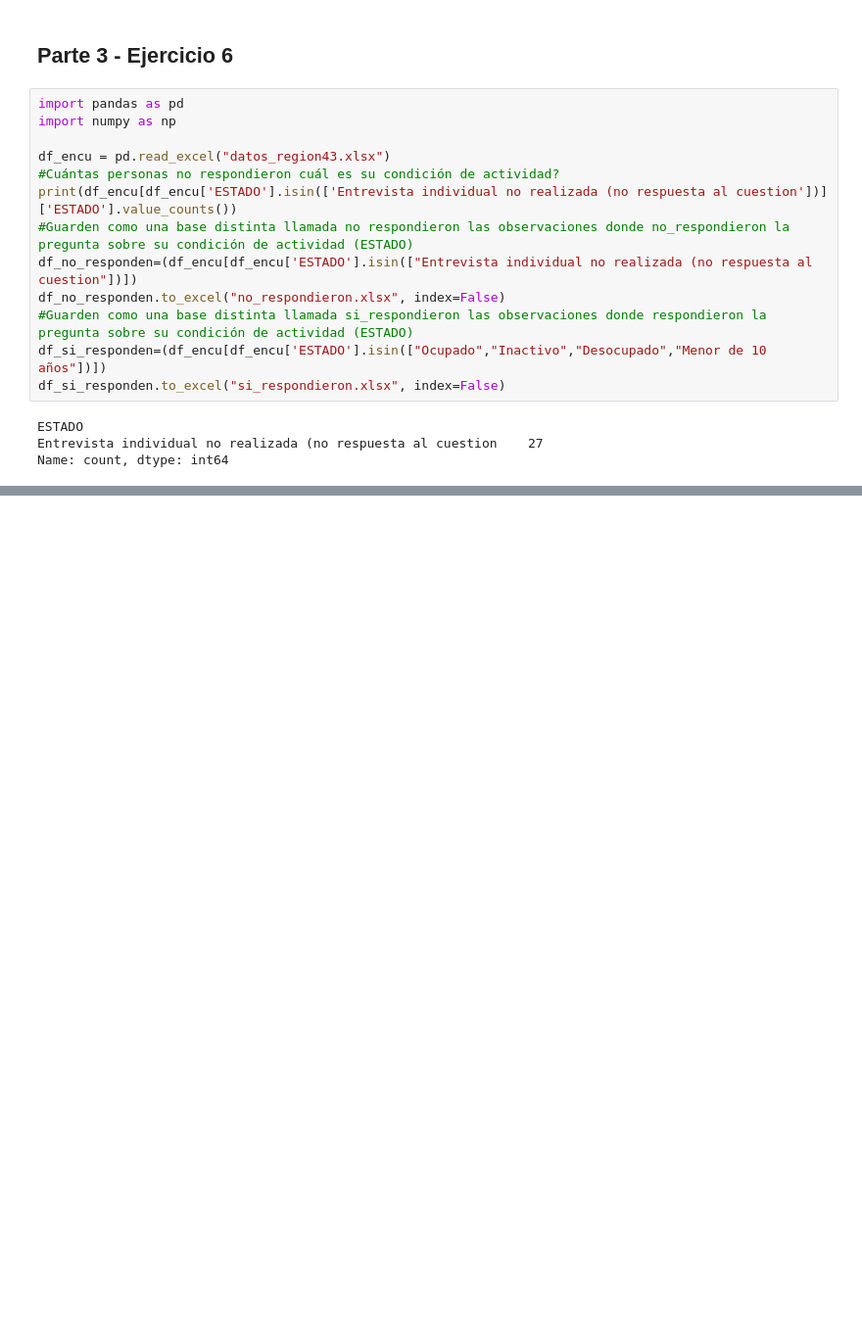
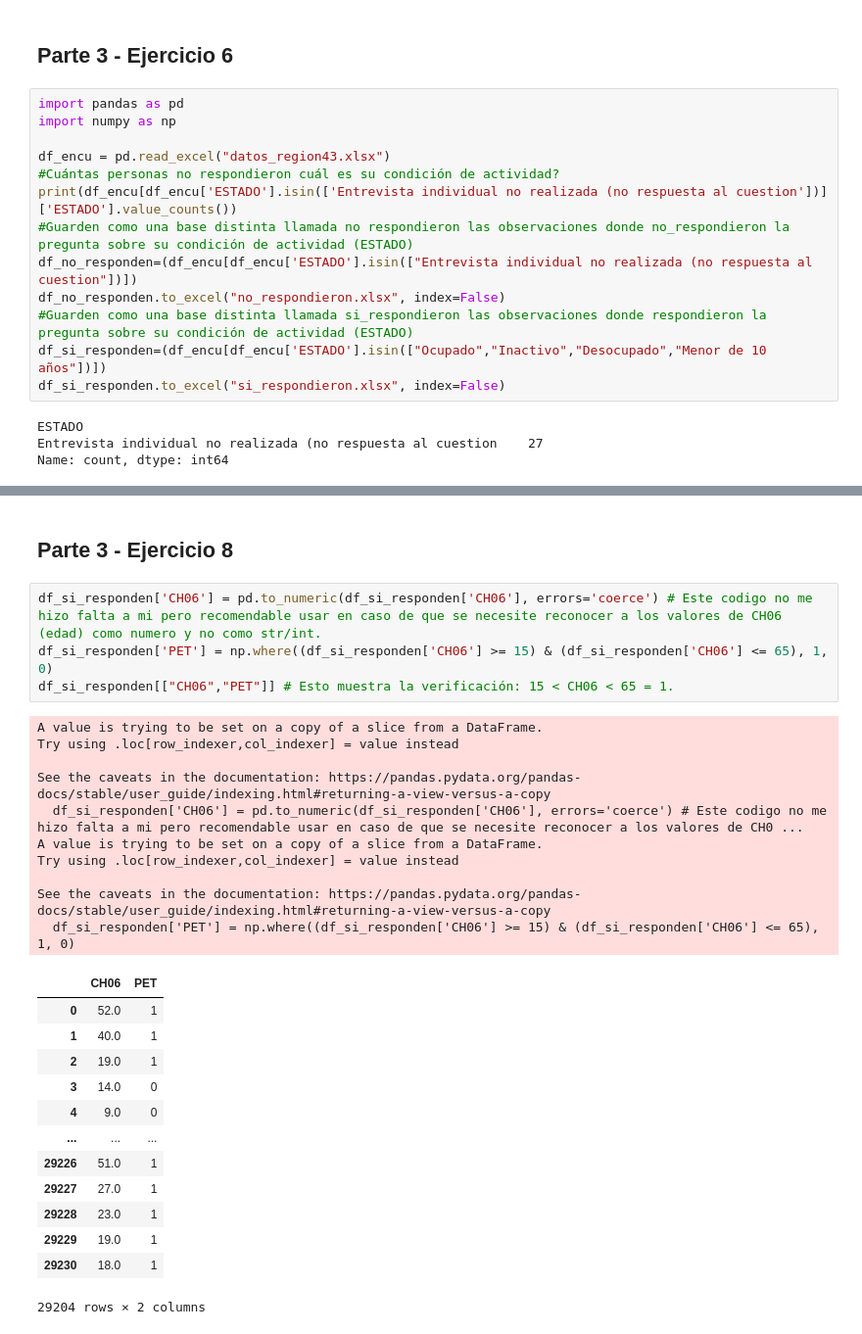
Before and after one commit to MaxiPetrini/BigDataUBA-Grupo16, a Jupyter notebook: TP2/tp2.ipynb, the cells around one changed output, grey strips where cells are left out. Shown at 98% size. Saved outputs shown, nothing was run; the diff lists cells and outputs as text; blank space fills up the shorter version.

```diff
--- a/TP2/tp2.ipynb
+++ b/TP2/tp2.ipynb
@@ -377,0 +402,30 @@ Name: count, dtype: int64
+# %% [markdown]
+## Parte 3 - Ejercicio 8
+# %%
+df_si_responden['CH06'] = pd.to_numeric(df_si_responden['CH06'], errors='coerce') # Este codigo no me hizo falta a mi pero recomendable usar en caso de que se necesite reconocer a los valores de CH06 (edad) como numero y no como str/int.
+df_si_responden['PET'] = np.where((df_si_responden['CH06'] >= 15) & (df_si_responden['CH06'] <= 65), 1, 0)
+df_si_responden[["CH06","PET"]] # Esto muestra la verificación: 15 < CH06 < 65 = 1.
+# %% [output]
+A value is trying to be set on a copy of a slice from a DataFrame.
+Try using .loc[row_indexer,col_indexer] = value instead
+
+See the caveats in the documentation: https://pandas.pydata.org/pandas-docs/stable/user_guide/indexing.html#returning-a-view-versus-a-copy
+  df_si_responden['CH06'] = pd.to_numeric(df_si_responden['CH06'], errors='coerce') # Este codigo no me hizo falta a mi pero recomendable usar en caso de que se necesite reconocer a los valores de CH0 ...
+A value is trying to be set on a copy of a slice from a DataFrame.
+Try using .loc[row_indexer,col_indexer] = value instead
+
+See the caveats in the documentation: https://pandas.pydata.org/pandas-docs/stable/user_guide/indexing.html#returning-a-view-versus-a-copy
+  df_si_responden['PET'] = np.where((df_si_responden['CH06'] >= 15) & (df_si_responden['CH06'] <= 65), 1, 0)
+|  | CH06 | PET |
+| 0 | 52.0 | 1 |
+| 1 | 40.0 | 1 |
+| 2 | 19.0 | 1 |
+| 3 | 14.0 | 0 |
+| 4 | 9.0 | 0 |
+| ... | ... | ... |
+| 29226 | 51.0 | 1 |
+| 29227 | 27.0 | 1 |
+| 29228 | 23.0 | 1 |
+| 29229 | 19.0 | 1 |
+| 29230 | 18.0 | 1 |
+29204 rows × 2 columns
```
Also changed, not shown: parts of 4 cells of this notebook, 3 other files.
